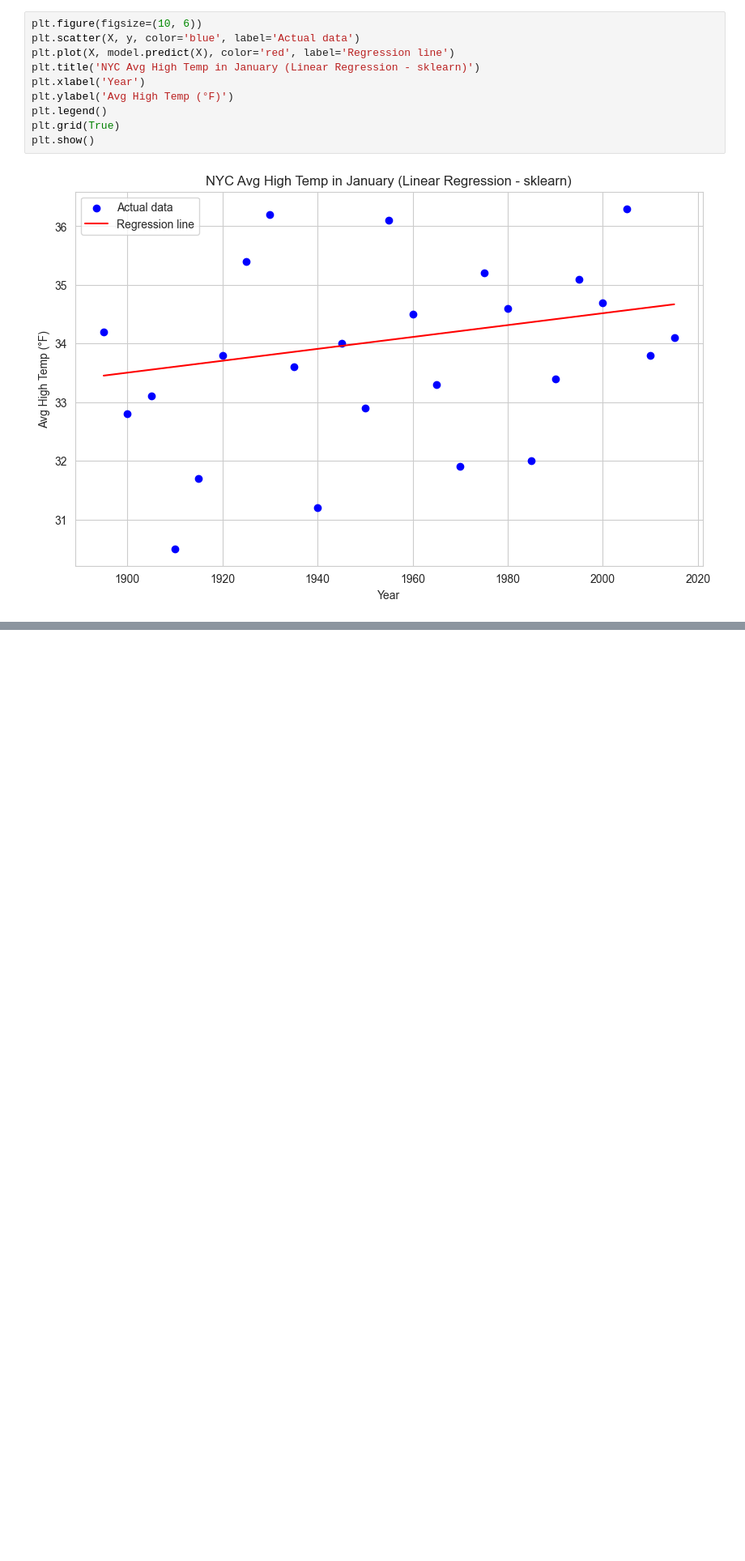
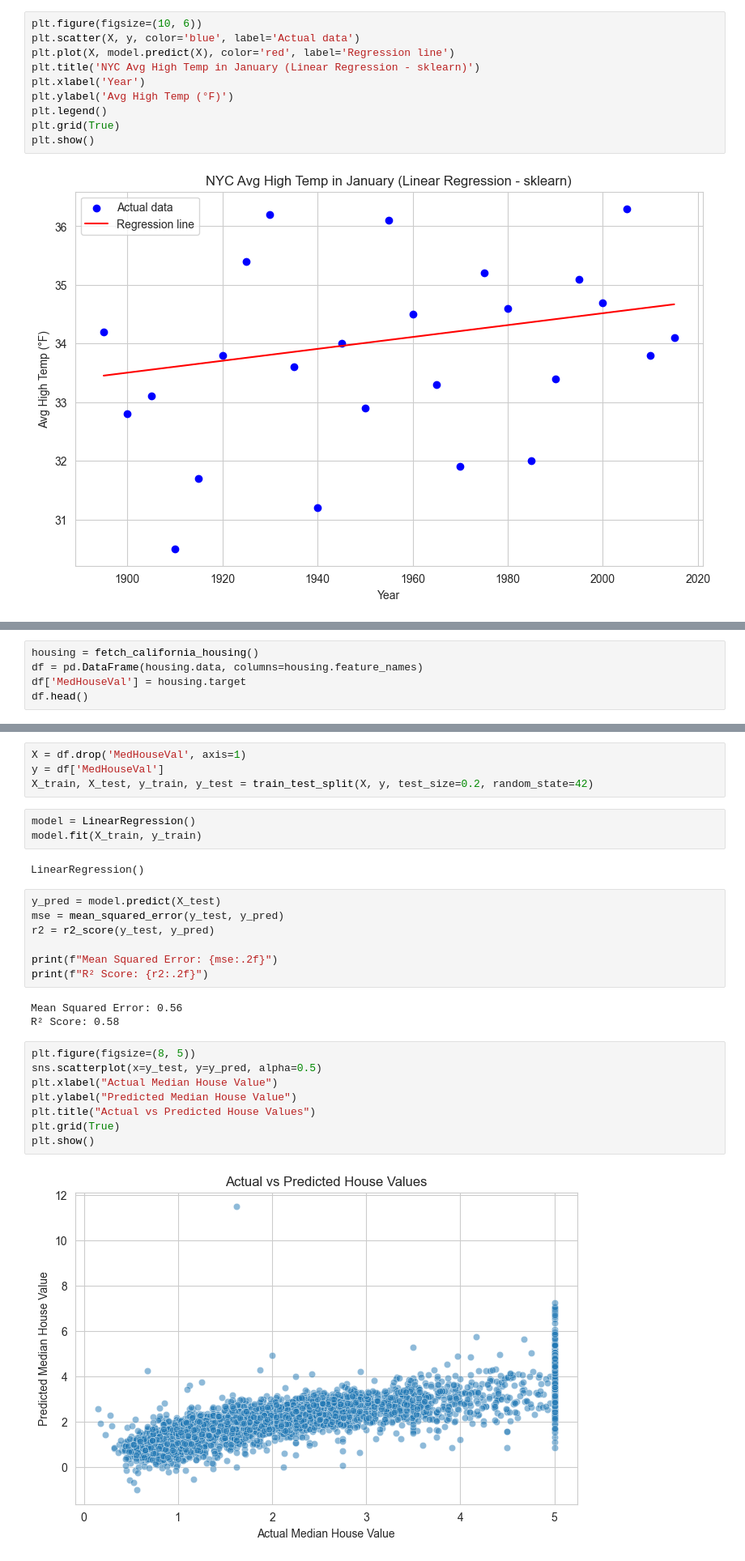
Before and after one commit to sabrouch36/datafun-07-ml, a Jupyter notebook: sabri_ml.ipynb, the cells around one changed output, grey strips where cells are left out. Shown at 81% size. Saved outputs shown, nothing was run; the diff lists cells and outputs as text; blank space fills up the shorter version.

```diff
--- a/sabri_ml.ipynb
+++ b/sabri_ml.ipynb
@@ -134,0 +202,5 @@ plt.show()
+# %%
+housing = fetch_california_housing()
+df = pd.DataFrame(housing.data, columns=housing.feature_names)
+df['MedHouseVal'] = housing.target
+df.head()
@@ -134,0 +226,29 @@ plt.show()
+# %%
+X = df.drop('MedHouseVal', axis=1)
+y = df['MedHouseVal']
+X_train, X_test, y_train, y_test = train_test_split(X, y, test_size=0.2, random_state=42)
+# %%
+model = LinearRegression()
+model.fit(X_train, y_train)
+# %% [output]
+LinearRegression()
+# %%
+y_pred = model.predict(X_test)
+mse = mean_squared_error(y_test, y_pred)
+r2 = r2_score(y_test, y_pred)
+
+print(f"Mean Squared Error: {mse:.2f}")
+print(f"R² Score: {r2:.2f}")
+# %% [output]
+Mean Squared Error: 0.56
+R² Score: 0.58
+# %%
+plt.figure(figsize=(8, 5))
+sns.scatterplot(x=y_test, y=y_pred, alpha=0.5)
+plt.xlabel("Actual Median House Value")
+plt.ylabel("Predicted Median House Value")
+plt.title("Actual vs Predicted House Values")
+plt.grid(True)
+plt.show()
+# %% [output]
+[figure, added]
```
Also changed, not shown: parts of 10 cells of this notebook.
